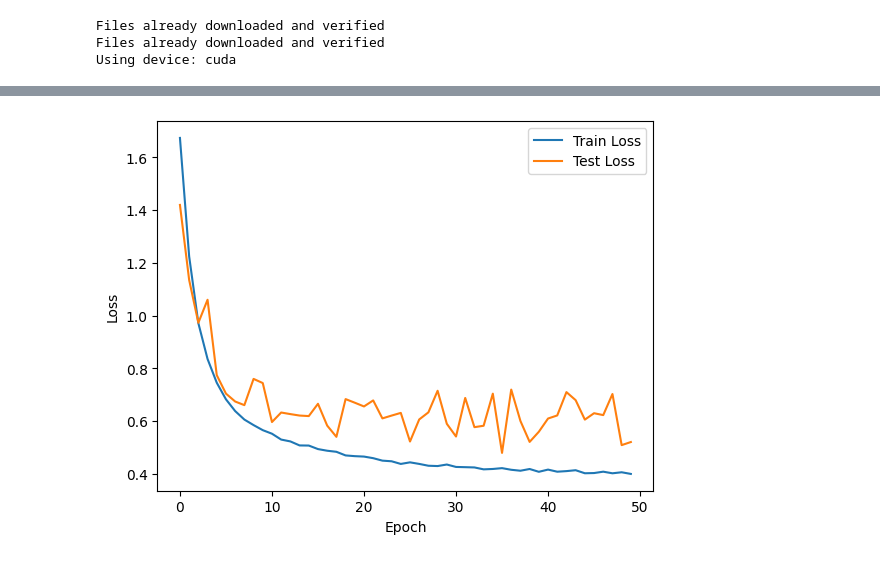
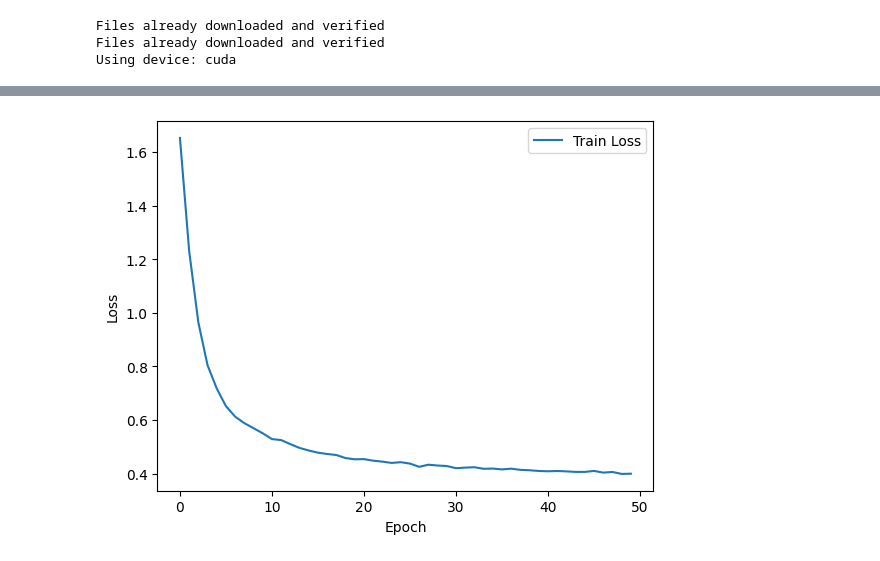
Before and after one commit to yethegod/Cifar10_Resnet18, a Jupyter notebook: Resnet_Cifar10ipynb.ipynb, the cells around one changed output, grey strips where cells are left out. Drawn from its saved outputs; the diff is of its cells as text; code cells hidden in the pictures.

```diff
--- a/Resnet_Cifar10ipynb.ipynb
+++ b/Resnet_Cifar10ipynb.ipynb
@@ -224,11 +224,10 @@ Epoch [50/50] Train Loss: 0.3991, Train Acc: 0.86| Test Loss: 0.5201, Test Acc:
 # %%
-# 绘制 Loss 曲线
+
 plt.plot(range(num_epochs), train_loss_history, label='Train Loss')
-plt.plot(range(num_epochs), test_loss_history, label='Test Loss')
 
 plt.xlabel('Epoch')
 plt.ylabel('Loss')
 plt.legend()
 plt.show()
 # %% [output]
-[figure, old version]
+[figure, new version]
```
Also changed, not shown: parts of 2 cells of this notebook.
